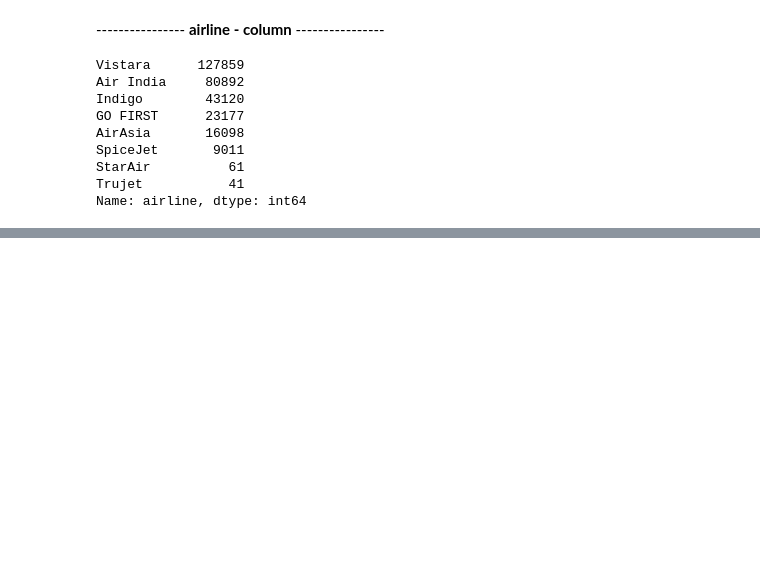
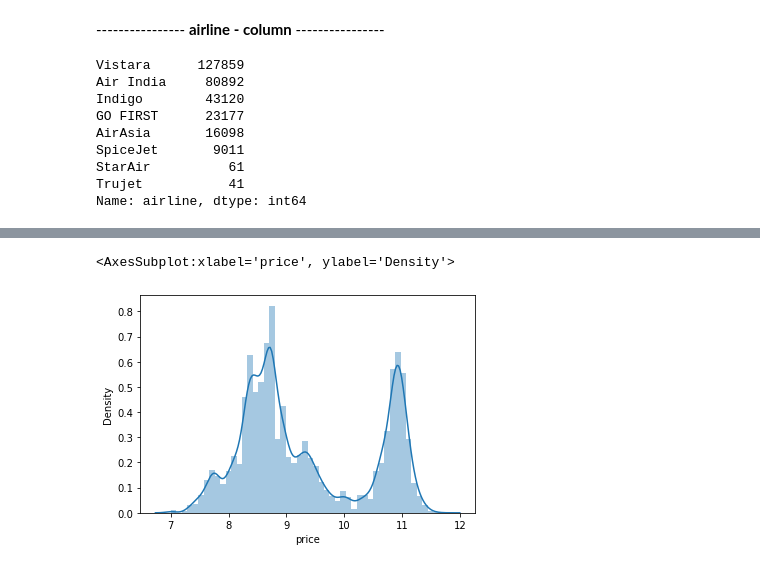
Before and after one commit to pv05/techstack_intership, a Jupyter notebook: flightdata/Untitled1.ipynb, the cells around one changed output, grey strips where cells are left out. Saved outputs shown, nothing was run; the diff lists cells and outputs as text; code cells hidden in the pictures; blank space fills up the shorter version.

```diff
--- a/flightdata/Untitled1.ipynb
+++ b/flightdata/Untitled1.ipynb
@@ -304,0 +346,5 @@ Name: airline, dtype: int64
+# %%
+sns.distplot(np.log(data['price']))
+# %% [output]
+<AxesSubplot:xlabel='price', ylabel='Density'>
+[figure, added]
```
Also changed, not shown: parts of 14 cells of this notebook.
